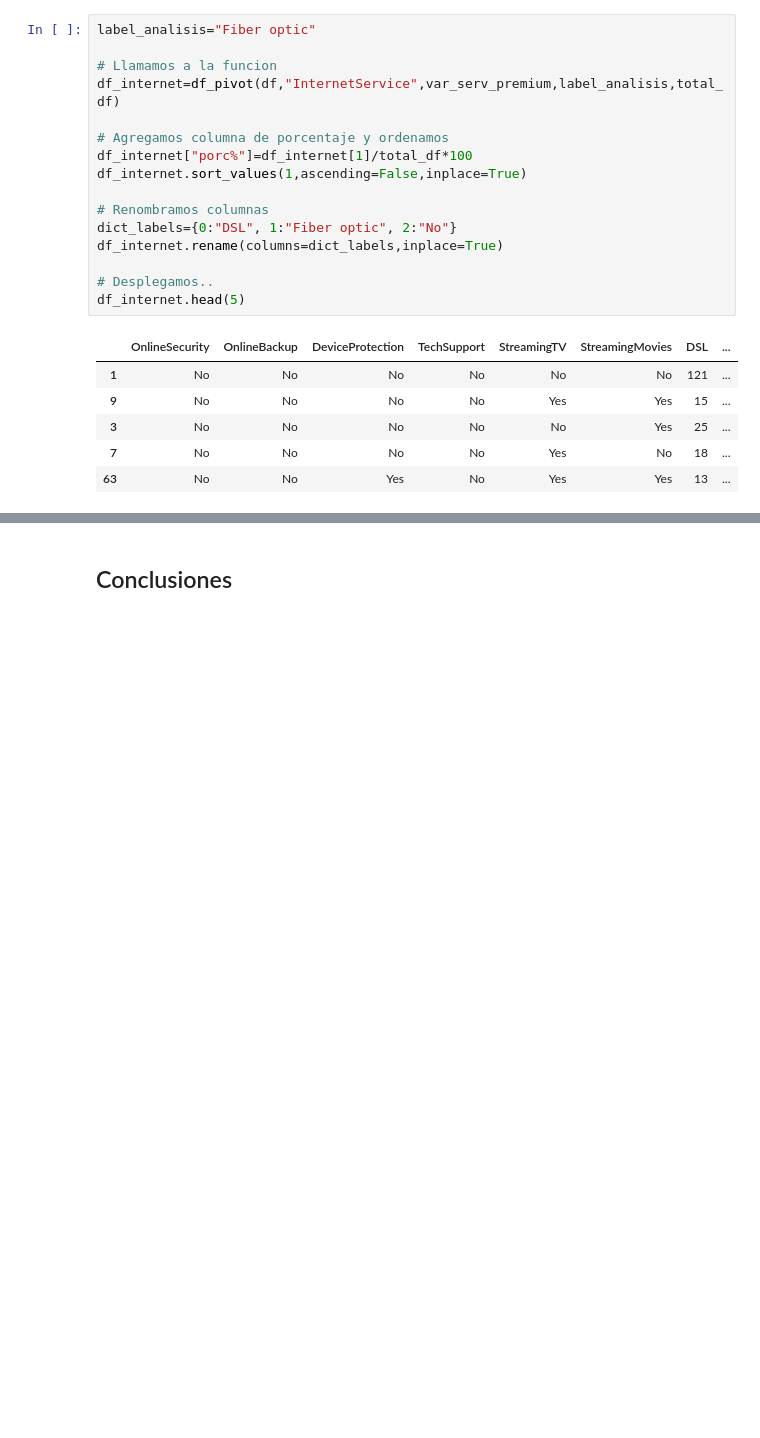
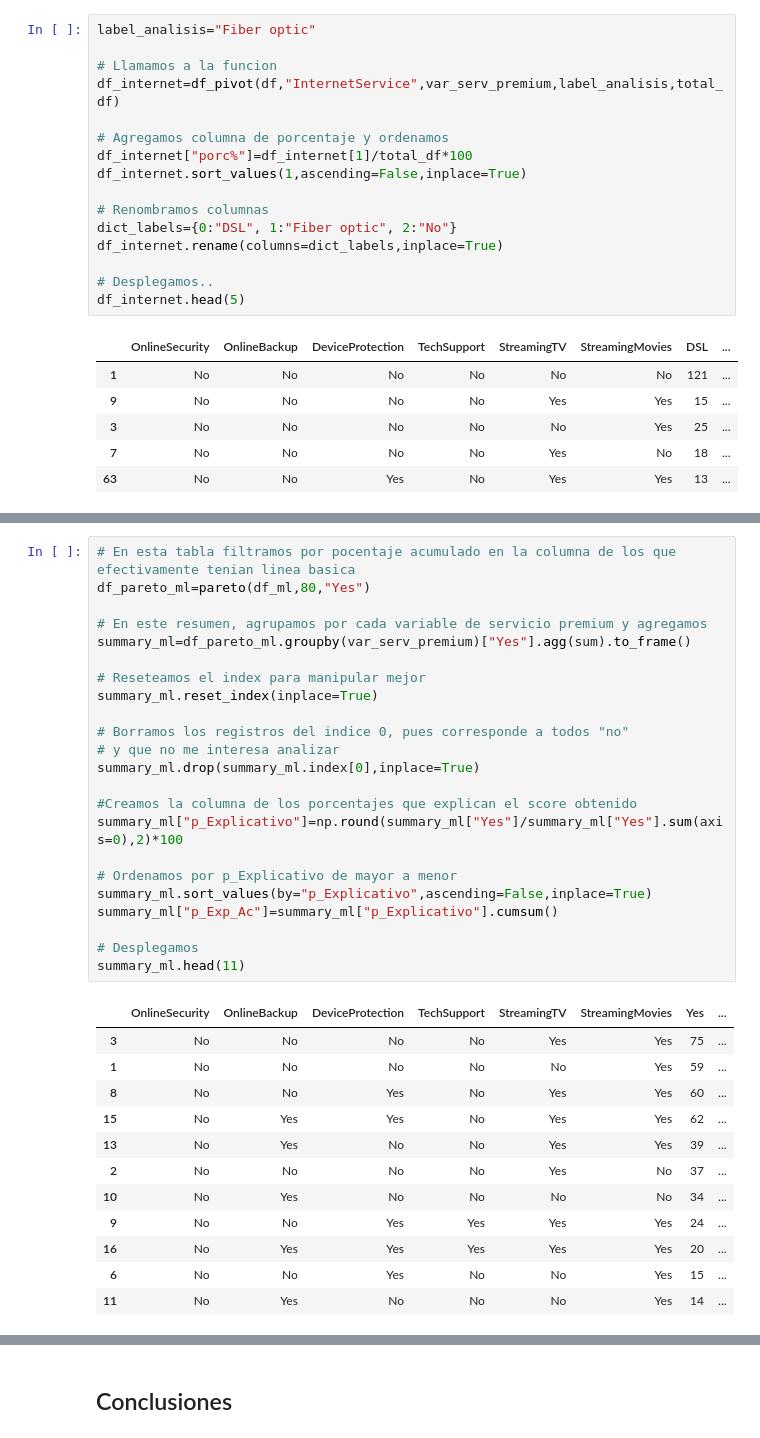
Before and after one commit to proserix/proyecto-telco-main, a Jupyter notebook: Notebooks/Analisis_EDA.ipynb, the cells around one changed output, grey strips where cells are left out. Drawn from its saved outputs; the diff is of its cells as text; blank space fills up the shorter version.

```diff
--- a/Notebooks/Analisis_EDA.ipynb
+++ b/Notebooks/Analisis_EDA.ipynb
@@ -970,0 +1030,36 @@ El total de abandonos que tenian servicio de Fibra Optica es:  1297 ( 69.4 )%
+# %%
+# En esta tabla filtramos por pocentaje acumulado en la columna de los que efectivamente tenian linea basica
+df_pareto_ml=pareto(df_ml,80,"Yes")
+
+# En este resumen, agrupamos por cada variable de servicio premium y agregamos
+summary_ml=df_pareto_ml.groupby(var_serv_premium)["Yes"].agg(sum).to_frame()
+
+# Reseteamos el index para manipular mejor
+summary_ml.reset_index(inplace=True)
+
+# Borramos los registros del indice 0, pues corresponde a todos "no"
+# y que no me interesa analizar
+summary_ml.drop(summary_ml.index[0],inplace=True)
+
+#Creamos la columna de los porcentajes que explican el score obtenido
+summary_ml["p_Explicativo"]=np.round(summary_ml["Yes"]/summary_ml["Yes"].sum(axis=0),2)*100
+
+# Ordenamos por p_Explicativo de mayor a menor
+summary_ml.sort_values(by="p_Explicativo",ascending=False,inplace=True)
+summary_ml["p_Exp_Ac"]=summary_ml["p_Explicativo"].cumsum()
+
+# Desplegamos
+summary_ml.head(11)
+# %% [output]
+|  | OnlineSecurity | OnlineBackup | DeviceProtection | TechSupport | StreamingTV | StreamingMovies | Yes | ... |
+| 3 | No | No | No | No | Yes | Yes | 75 | ... |
+| 1 | No | No | No | No | No | Yes | 59 | ... |
+| 8 | No | No | Yes | No | Yes | Yes | 60 | ... |
+| 15 | No | Yes | Yes | No | Yes | Yes | 62 | ... |
+| 13 | No | Yes | No | No | Yes | Yes | 39 | ... |
+| 2 | No | No | No | No | Yes | No | 37 | ... |
+| 10 | No | Yes | No | No | No | No | 34 | ... |
+| 9 | No | No | Yes | Yes | Yes | Yes | 24 | ... |
+| 16 | No | Yes | Yes | Yes | Yes | Yes | 20 | ... |
+| 6 | No | No | Yes | No | No | Yes | 15 | ... |
+| 11 | No | Yes | No | No | No | Yes | 14 | ... |
```
Also changed, not shown: parts of 20 cells of this notebook, 26 other files.
